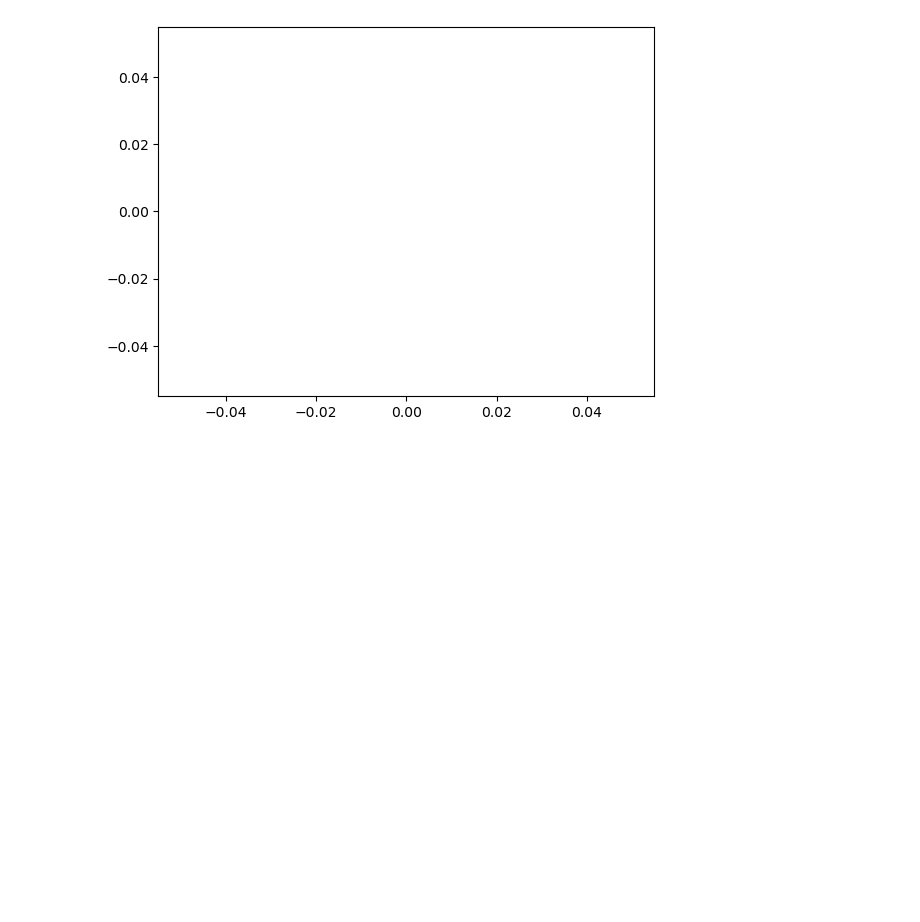
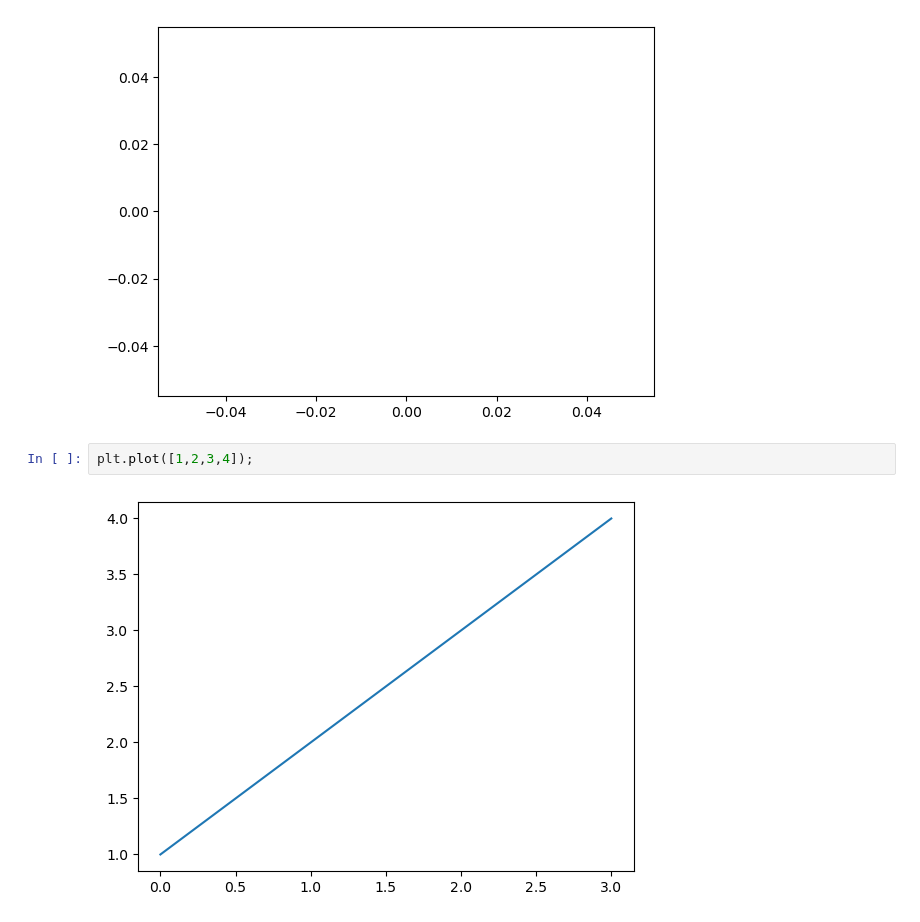
Before and after one commit to snmsndhu/Machine_Learning, a Jupyter notebook: 03_matplotlib/introduction_to_matplotlib.ipynb, the cells around one changed output. Drawn from its saved outputs; the diff is of its cells as text; blank space fills up the shorter version.

```diff
--- a/03_matplotlib/introduction_to_matplotlib.ipynb
+++ b/03_matplotlib/introduction_to_matplotlib.ipynb
@@ -15,3 +15,7 @@ plt.plot()
 plt.show()
 # %% [output]
 [figure]
+# %%
+plt.plot([1,2,3,4]);
+# %% [output]
+[figure, added]
```
Also changed, not shown: parts of 1 cell of this notebook.
